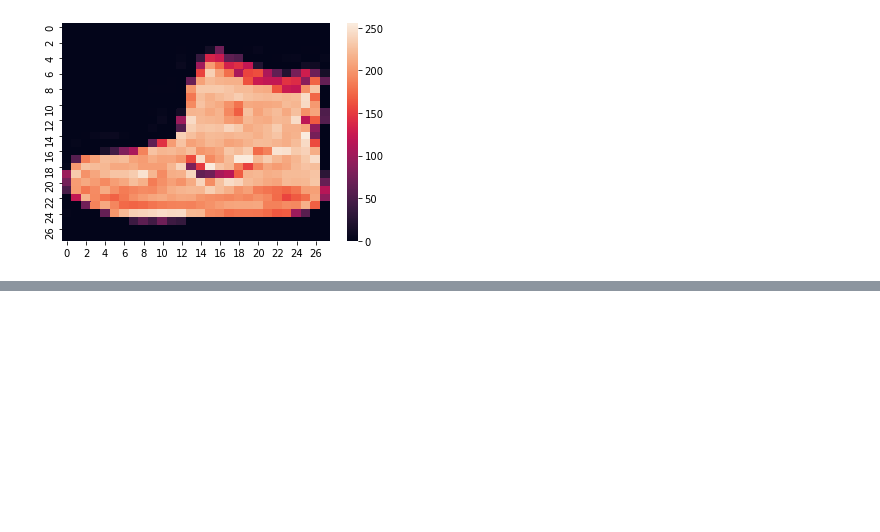
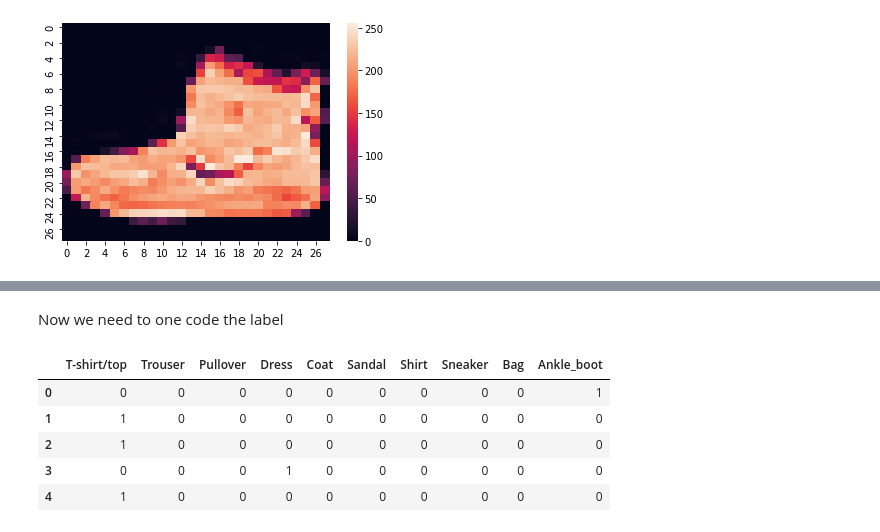
Before and after one commit to JanGorczynski/Image-recognition-fashion-mnist, a Jupyter notebook: Image recognition.ipynb, the cells around one changed output, grey strips where cells are left out. Drawn from its saved outputs; the diff is of its cells as text; code cells hidden in the pictures; blank space fills up the shorter version.

```diff
--- a/Image recognition.ipynb
+++ b/Image recognition.ipynb
@@ -61,0 +107,13 @@ sns.heatmap(X_train[0])
+# %% [markdown]
+Now we need to one code the label
+# %%
+y_train = pd.get_dummies(y_train)
+y_train.columns = ["T-shirt/top","Trouser","Pullover", "Dress", "Coat","Sandal","Shirt","Sneaker","Bag" ,"Ankle_boot"]
+y_train.head()
+# %% [output]
+|  | T-shirt/top | Trouser | Pullover | Dress | Coat | Sandal | Shirt | Sneaker | Bag | Ankle_boot |
+| 0 | 0 | 0 | 0 | 0 | 0 | 0 | 0 | 0 | 0 | 1 |
+| 1 | 1 | 0 | 0 | 0 | 0 | 0 | 0 | 0 | 0 | 0 |
+| 2 | 1 | 0 | 0 | 0 | 0 | 0 | 0 | 0 | 0 | 0 |
+| 3 | 0 | 0 | 0 | 1 | 0 | 0 | 0 | 0 | 0 | 0 |
+| 4 | 1 | 0 | 0 | 0 | 0 | 0 | 0 | 0 | 0 | 0 |
```
Also changed, not shown: parts of 10 cells of this notebook.
